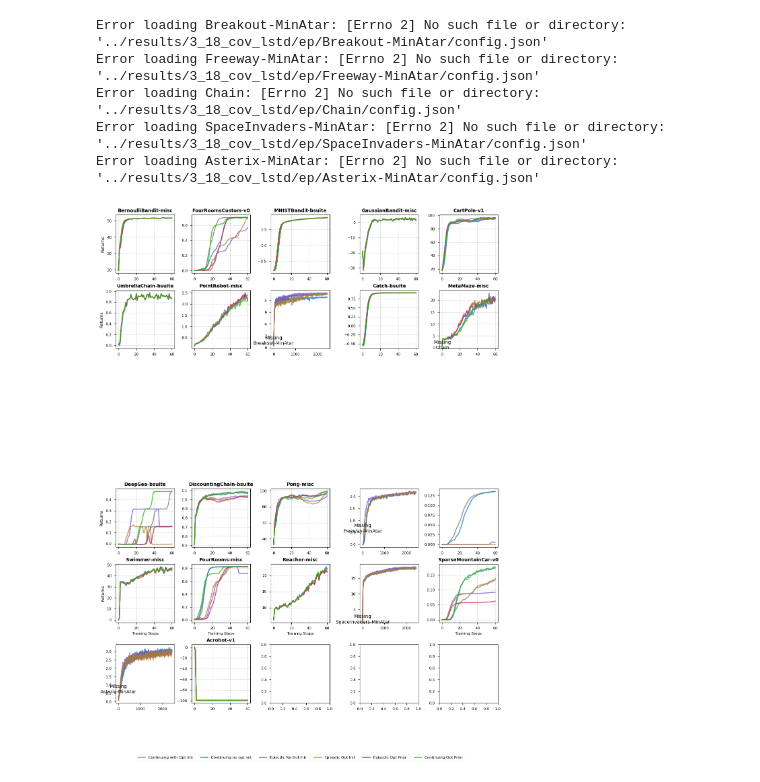
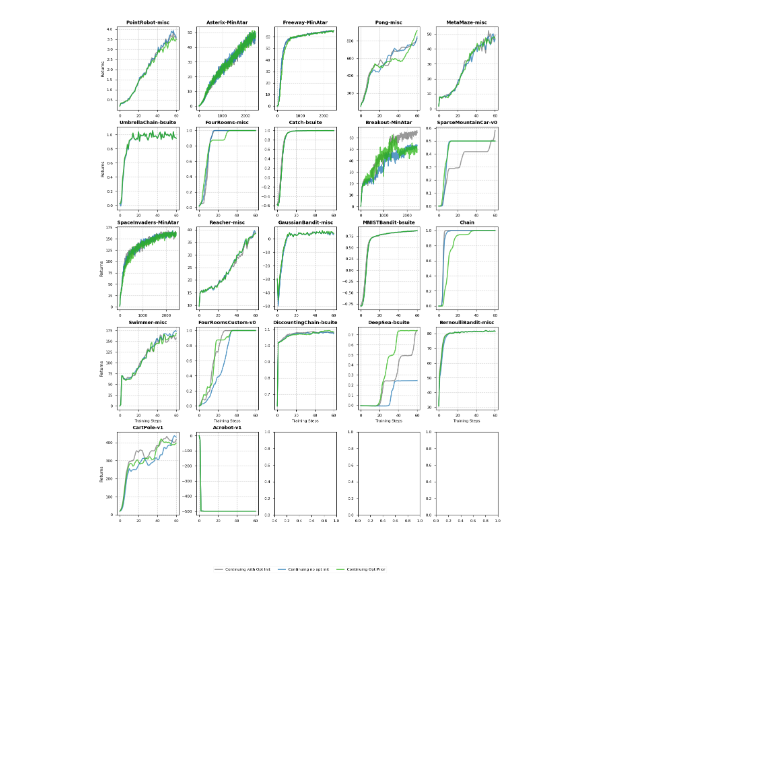
Before and after one commit to dillonmsandhu/td-avar-explore, a Jupyter notebook: deep/notebooks/plot_2026_all.ipynb, the cells around one changed output. Drawn from its saved outputs; the diff is of its cells as text; code cells hidden in the pictures; blank space fills up the shorter version.

```diff
--- a/deep/notebooks/plot_2026_all.ipynb
+++ b/deep/notebooks/plot_2026_all.ipynb
@@ -139,9 +175,9 @@ envs
 RUNS = [
     {"run_dir": "3_13_cov_lstd/cont_opt_init", "name": "Continuing with Opt Init", "color": "black", "alpha": 0.4},
     {"run_dir": "3_13_cov_lstd/cont_no_opt_init", "name": "Continuing no opt init", "color": "#1f77b4", "alpha": 0.75},
-    {"run_dir": "3_13_cov_lstd/ep_no_opt_init", "name": "Episodic No Opt Init", "color": "#7154d1", "alpha": 0.75},
-    {"run_dir": "3_13_cov_lstd/ep_opt_init", "name": "Episodic Opt Init", "color": "#b88027", "alpha": 0.75},
-    {"run_dir": "3_18_cov_lstd/ep", "name": "Episodic Opt Prior", "color": "#b82750", "alpha": 0.75},
+    # {"run_dir": "3_13_cov_lstd/ep_no_opt_init", "name": "Episodic No Opt Init", "color": "#7154d1", "alpha": 0.75},
+    # {"run_dir": "3_13_cov_lstd/ep_opt_init", "name": "Episodic Opt Init", "color": "#b88027", "alpha": 0.75},
+    # {"run_dir": "3_18_cov_lstd/ep", "name": "Episodic Opt Prior", "color": "#b82750", "alpha": 0.75},
     {"run_dir": "3_18_cov_lstd/cont", "name": "Continuing Opt Prior", "color": "#28b612", "alpha": 0.75},
 ]
 
@@ -168,9 +204,9 @@ for i, ENV in enumerate(envs):
             # Average across seeds if needed
             if run["name"] == "PPO":
                 metrics_avg = jax.tree.map(lambda x: x.mean(0), metrics)
-                rets = metrics_avg['returned_discounted_episode_returns']
+                rets = metrics_avg['returned_episode_returns']
             else:
-                rets = metrics['returned_discounted_episode_returns'].mean(0)
+                rets = metrics['returned_episode_returns'].mean(0)
 
             line, = ax.plot(
                 rets,
@@ -194,36 +230,31 @@ for i, ENV in enumerate(envs):
         # X labels only on bottom row
         if row == 3:
             ax.set_xlabel('Training Steps', fontsize=8)
         else:
             ax.set_xlabel('')
 
         # Y labels only on left column
         if col == 0:
             ax.set_ylabel('Returns', fontsize=9)
         else:
             ax.set_ylabel('')
 
         ax.grid(True, linestyle='--', alpha=0.6)
 
     except Exception as e:
         ax.text(0.5, 0.5, f"Missing\n{ENV}", ha='center')
         print(f"Error loading {ENV}: {e}")
 
 # --- Shared legend ---
 fig.legend(
     handles, labels,
     loc='lower center',
     ncol=len(RUNS),
     bbox_to_anchor=(0.5, -0.1),
     frameon=True,
     fontsize=8
 )
 
 plt.show()
 # %% [output]
-Error loading Breakout-MinAtar: [Errno 2] No such file or directory: '../results/3_18_cov_lstd/ep/Breakout-MinAtar/config.json'
-Error loading Freeway-MinAtar: [Errno 2] No such file or directory: '../results/3_18_cov_lstd/ep/Freeway-MinAtar/config.json'
-Error loading Chain: [Errno 2] No such file or directory: '../results/3_18_cov_lstd/ep/Chain/config.json'
-Error loading SpaceInvaders-MinAtar: [Errno 2] No such file or directory: '../results/3_18_cov_lstd/ep/SpaceInvaders-MinAtar/config.json'
-Error loading Asterix-MinAtar: [Errno 2] No such file or directory: '../results/3_18_cov_lstd/ep/Asterix-MinAtar/config.json'
-[figure, old version]
+[figure, new version]
```
Also changed, not shown: parts of 7 cells of this notebook, 3 other files.
